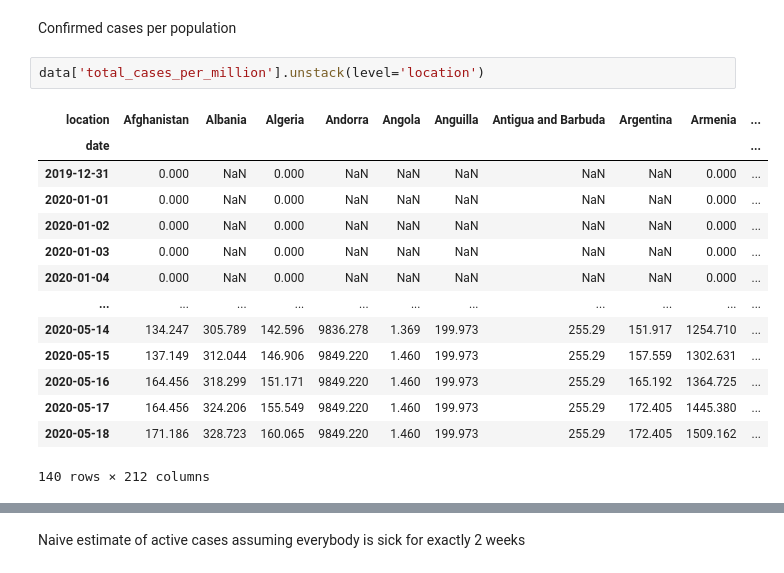
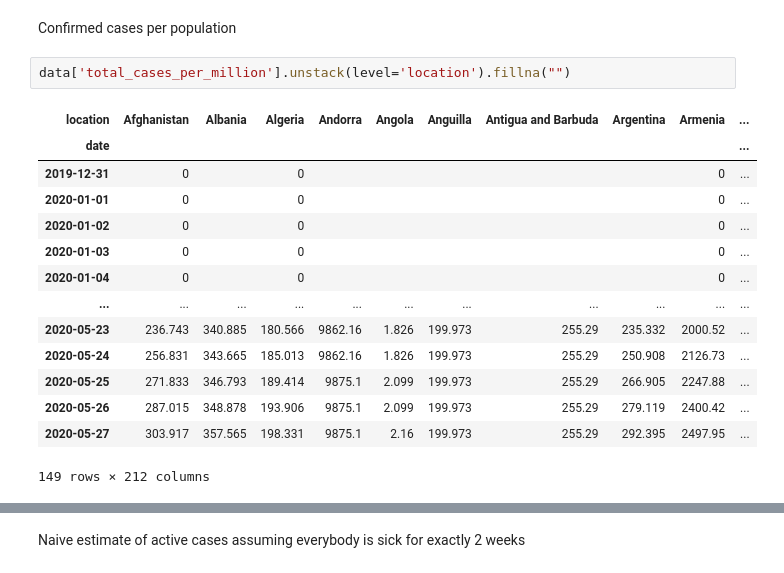
Before and after one commit to wtkranz/CoronaPlay, a Jupyter notebook: coronaplay.ipynb, the cells around one changed output, grey strips where cells are left out. Cells and saved outputs as stored; diff of their text form.

Commit message:
Update on the data

```diff
--- a/coronaplay.ipynb
+++ b/coronaplay.ipynb
@@ -78,22 +72,22 @@ Text(0, 0.5, 'daily new reports (7-day rolling mean)')
 # %% [markdown]
 Confirmed cases per population
 # %%
-data['total_cases_per_million'].unstack(level='location')
+data['total_cases_per_million'].unstack(level='location').fillna("")
 # %% [output]
 | location | Afghanistan | Albania | Algeria | Andorra | Angola | Anguilla | Antigua and Barbuda | Argentina | Armenia | ... |
 | date |  |  |  |  |  |  |  |  |  | ... |
-| 2019-12-31 | 0.000 | NaN | 0.000 | NaN | NaN | NaN | NaN | NaN | 0.000 | ... |
-| 2020-01-01 | 0.000 | NaN | 0.000 | NaN | NaN | NaN | NaN | NaN | 0.000 | ... |
-| 2020-01-02 | 0.000 | NaN | 0.000 | NaN | NaN | NaN | NaN | NaN | 0.000 | ... |
-| 2020-01-03 | 0.000 | NaN | 0.000 | NaN | NaN | NaN | NaN | NaN | 0.000 | ... |
-| 2020-01-04 | 0.000 | NaN | 0.000 | NaN | NaN | NaN | NaN | NaN | 0.000 | ... |
+| 2019-12-31 | 0 |  | 0 |  |  |  |  |  | 0 | ... |
+| 2020-01-01 | 0 |  | 0 |  |  |  |  |  | 0 | ... |
+| 2020-01-02 | 0 |  | 0 |  |  |  |  |  | 0 | ... |
+| 2020-01-03 | 0 |  | 0 |  |  |  |  |  | 0 | ... |
+| 2020-01-04 | 0 |  | 0 |  |  |  |  |  | 0 | ... |
 | ... | ... | ... | ... | ... | ... | ... | ... | ... | ... | ... |
-| 2020-05-14 | 134.247 | 305.789 | 142.596 | 9836.278 | 1.369 | 199.973 | 255.29 | 151.917 | 1254.710 | ... |
-| 2020-05-15 | 137.149 | 312.044 | 146.906 | 9849.220 | 1.460 | 199.973 | 255.29 | 157.559 | 1302.631 | ... |
-| 2020-05-16 | 164.456 | 318.299 | 151.171 | 9849.220 | 1.460 | 199.973 | 255.29 | 165.192 | 1364.725 | ... |
-| 2020-05-17 | 164.456 | 324.206 | 155.549 | 9849.220 | 1.460 | 199.973 | 255.29 | 172.405 | 1445.380 | ... |
-| 2020-05-18 | 171.186 | 328.723 | 160.065 | 9849.220 | 1.460 | 199.973 | 255.29 | 172.405 | 1509.162 | ... |
+| 2020-05-23 | 236.743 | 340.885 | 180.566 | 9862.16 | 1.826 | 199.973 | 255.29 | 235.332 | 2000.52 | ... |
+| 2020-05-24 | 256.831 | 343.665 | 185.013 | 9862.16 | 1.826 | 199.973 | 255.29 | 250.908 | 2126.73 | ... |
+| 2020-05-25 | 271.833 | 346.793 | 189.414 | 9875.1 | 2.099 | 199.973 | 255.29 | 266.905 | 2247.88 | ... |
+| 2020-05-26 | 287.015 | 348.878 | 193.906 | 9875.1 | 2.099 | 199.973 | 255.29 | 279.119 | 2400.42 | ... |
+| 2020-05-27 | 303.917 | 357.565 | 198.331 | 9875.1 | 2.16 | 199.973 | 255.29 | 292.395 | 2497.95 | ... |
-140 rows × 212 columns
+149 rows × 212 columns
 # %%
 ax = (
     data["total_cases_per_million"]
```
Also changed, not shown: parts of 38 cells of this notebook, 1 other file.
